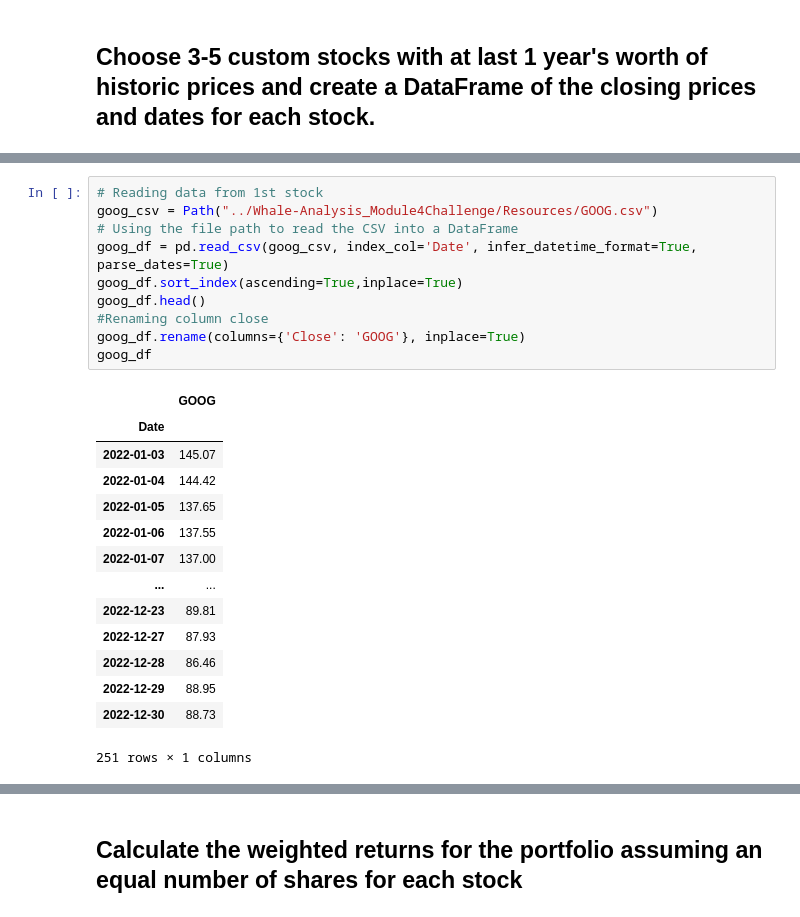
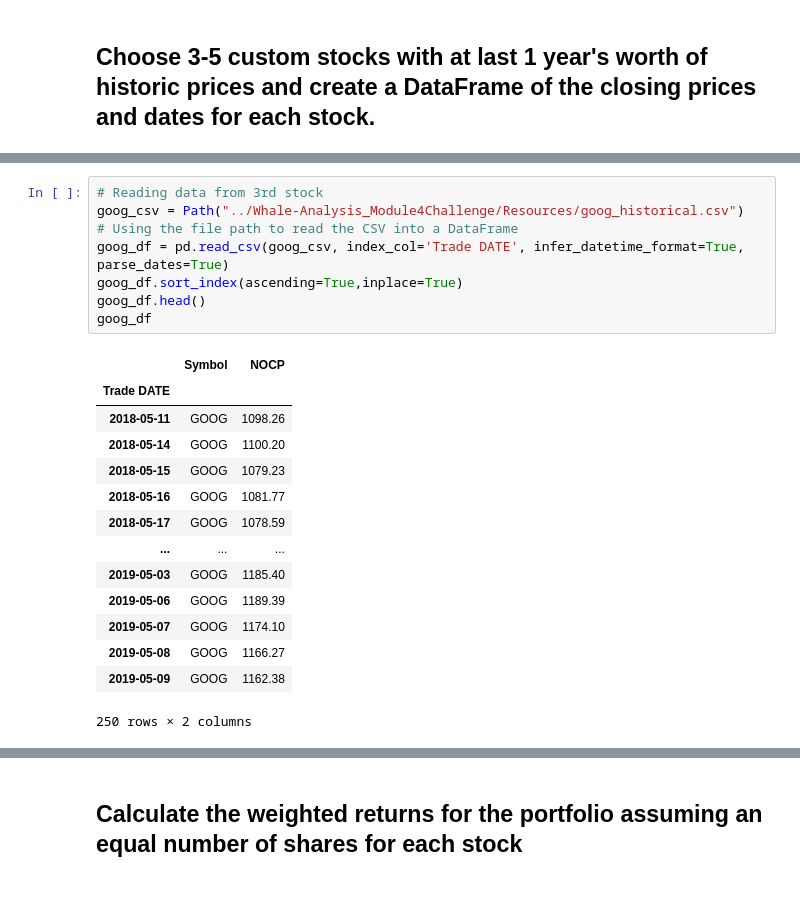
Before and after one commit to AnvithaChaluvadi/Module4Challenge, a Jupyter notebook: whale_analysis.ipynb, the cells around one changed output, grey strips where cells are left out. Saved outputs shown, nothing was run; the diff lists cells and outputs as text.

```diff
--- a/whale_analysis.ipynb
+++ b/whale_analysis.ipynb
@@ -404,25 +450,23 @@ In this section, you will build your own portfolio of stocks, calculate the retu
 # %%
-# Reading data from 1st stock
-goog_csv = Path("../Whale-Analysis_Module4Challenge/Resources/GOOG.csv")
+# Reading data from 3rd stock
+goog_csv = Path("../Whale-Analysis_Module4Challenge/Resources/goog_historical.csv")
 # Using the file path to read the CSV into a DataFrame
-goog_df = pd.read_csv(goog_csv, index_col='Date', infer_datetime_format=True, parse_dates=True)
+goog_df = pd.read_csv(goog_csv, index_col='Trade DATE', infer_datetime_format=True, parse_dates=True)
 goog_df.sort_index(ascending=True,inplace=True)
 goog_df.head()
-#Renaming column close
-goog_df.rename(columns={'Close': 'GOOG'}, inplace=True)
 goog_df
 # %% [output]
-|  | GOOG |
-| Date |  |
-| 2022-01-03 | 145.07 |
-| 2022-01-04 | 144.42 |
-| 2022-01-05 | 137.65 |
-| 2022-01-06 | 137.55 |
-| 2022-01-07 | 137.00 |
-| ... | ... |
-| 2022-12-23 | 89.81 |
-| 2022-12-27 | 87.93 |
-| 2022-12-28 | 86.46 |
-| 2022-12-29 | 88.95 |
-| 2022-12-30 | 88.73 |
+|  | Symbol | NOCP |
+| Trade DATE |  |  |
+| 2018-05-11 | GOOG | 1098.26 |
+| 2018-05-14 | GOOG | 1100.20 |
+| 2018-05-15 | GOOG | 1079.23 |
+| 2018-05-16 | GOOG | 1081.77 |
+| 2018-05-17 | GOOG | 1078.59 |
+| ... | ... | ... |
+| 2019-05-03 | GOOG | 1185.40 |
+| 2019-05-06 | GOOG | 1189.39 |
+| 2019-05-07 | GOOG | 1174.10 |
+| 2019-05-08 | GOOG | 1166.27 |
+| 2019-05-09 | GOOG | 1162.38 |
-251 rows × 1 columns
+250 rows × 2 columns
```
Also changed, not shown: parts of 13 cells of this notebook, 4 other files.
